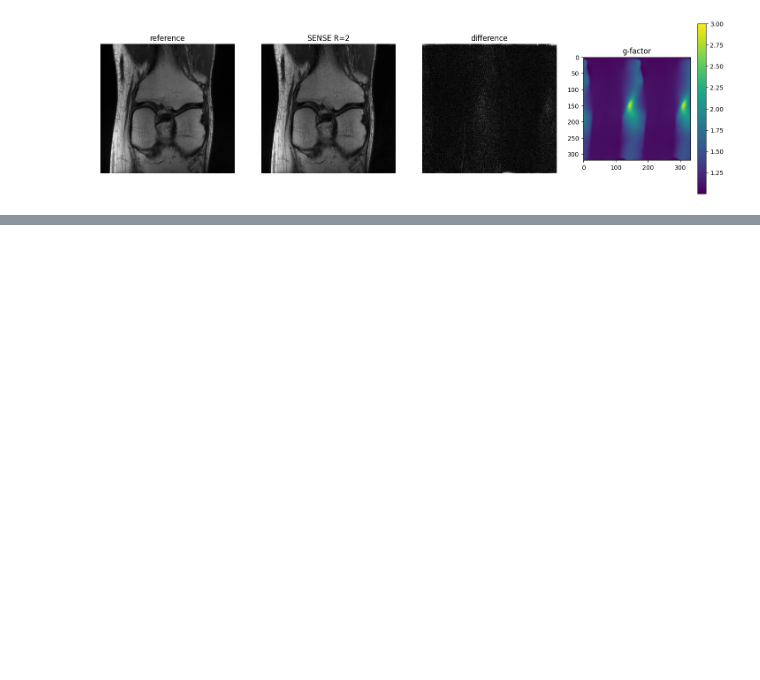
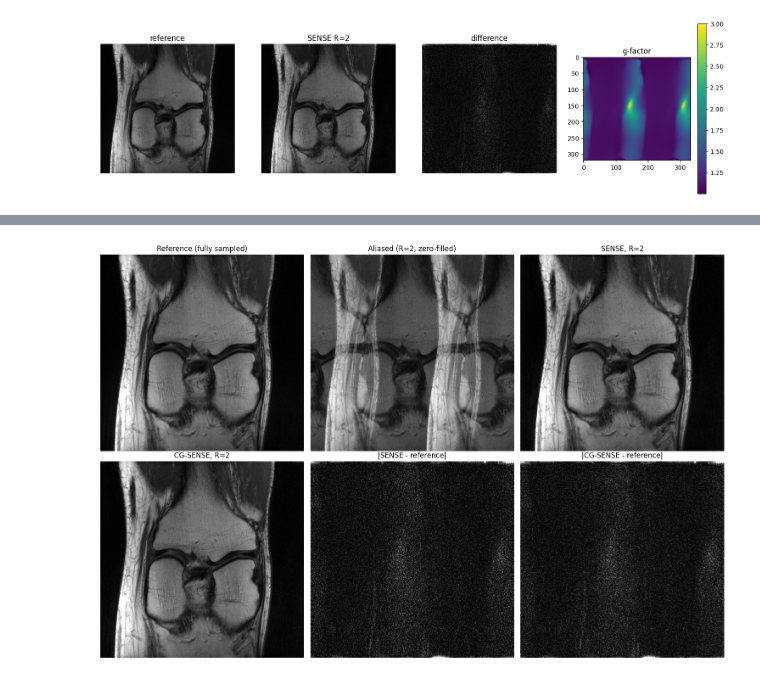
Before and after one commit to sajlardiya-hue/sense-cgsense, a Jupyter notebook: notebooks/main.ipynb, the cells around one changed output, grey strips where cells are left out. Saved outputs shown, nothing was run; the diff lists cells and outputs as text; code cells hidden in the pictures; blank space fills up the shorter version.

```diff
--- a/notebooks/main.ipynb
+++ b/notebooks/main.ipynb
@@ -103,0 +222,22 @@ plt.show()
+# %%
+mask2 = make_ops(2)[2]
+alias_rss = np.sqrt(np.sum(np.abs(ifft2c(ksp * mask2))**2, axis=2))
+
+vmax = np.percentile(np.abs(ref), 99.5)         # shared brightness scale for every image
+dmax = 0.1 * vmax                               # shared (zoomed-in) scale for difference images
+
+fig, ax = plt.subplots(2, 3, figsize=(15, 10))
+panels = [
+    (np.abs(ref),                'Reference (fully sampled)', vmax),
+    (alias_rss,                  'Aliased (R=2, zero-filled)', None),
+    (np.abs(rho_s),              'SENSE, R=2', vmax),
+    (np.abs(v2),                 'CG-SENSE, R=2', vmax),
+    (np.abs(np.abs(rho_s) - np.abs(ref)), '|SENSE - reference|', dmax),
+    (np.abs(np.abs(v2) - np.abs(ref)),    '|CG-SENSE - reference|', dmax),
+]
+for a, (img, title, vm) in zip(ax.flat, panels):
+    im = a.imshow(img, cmap='gray', vmin=0, vmax=vm)
+    a.set_title(title); a.axis('off')
+plt.tight_layout(); plt.show()
+# %% [output]
+[figure, added]
```
Also changed, not shown: parts of 10 cells of this notebook.
